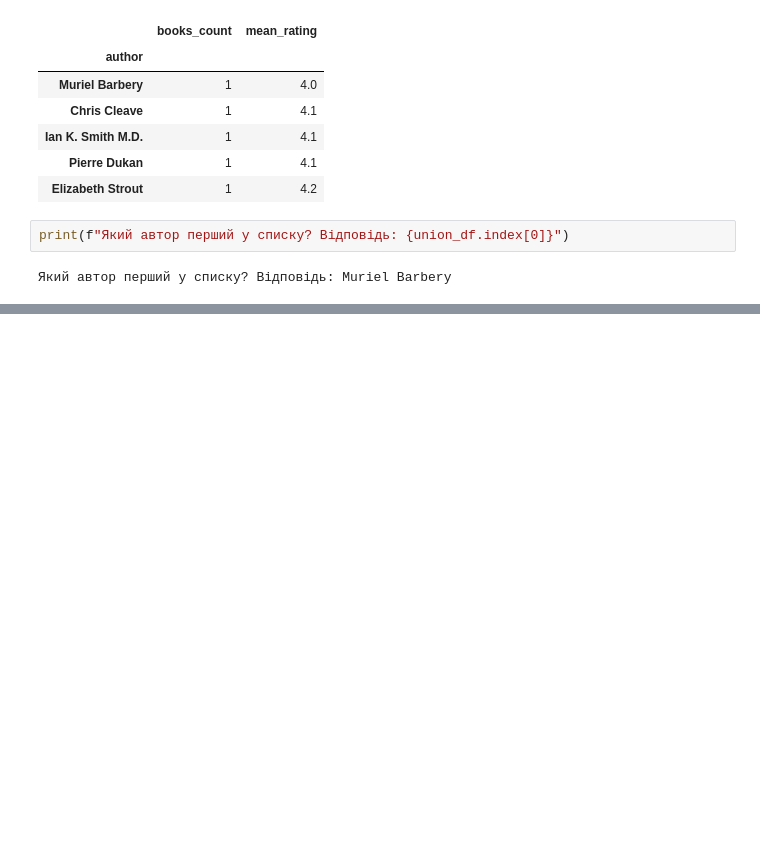
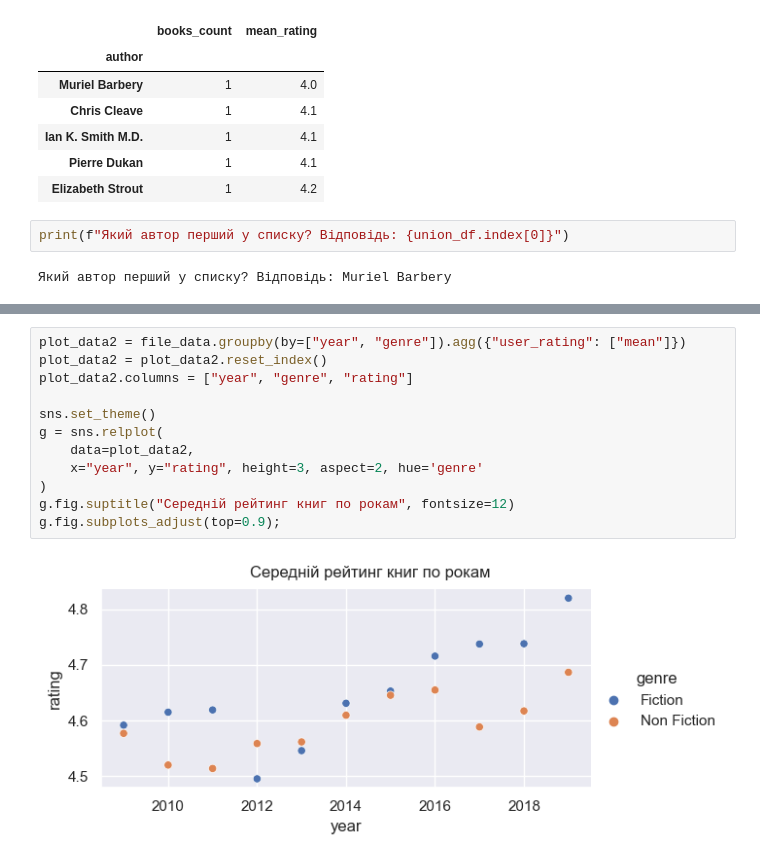
Before and after one commit to YpL68/DataScience9, a Jupyter notebook: HW2.3.ipynb, the cells around one changed output, grey strips where cells are left out. Saved outputs shown, nothing was run; the diff lists cells and outputs as text; blank space fills up the shorter version.

```diff
--- a/HW2.3.ipynb
+++ b/HW2.3.ipynb
@@ -205,0 +224,14 @@ print(f"Який автор перший у списку? Відповідь: {u
+# %%
+plot_data2 = file_data.groupby(by=["year", "genre"]).agg({"user_rating": ["mean"]})
+plot_data2 = plot_data2.reset_index()
+plot_data2.columns = ["year", "genre", "rating"]
+
+sns.set_theme()
+g = sns.relplot(
+    data=plot_data2,
+    x="year", y="rating", height=3, aspect=2, hue='genre'
+)
+g.fig.suptitle("Середній рейтинг книг по рокам", fontsize=12)
+g.fig.subplots_adjust(top=0.9);
+# %% [output]
+[figure, added]
```
Also changed, not shown: parts of 3 cells of this notebook.
